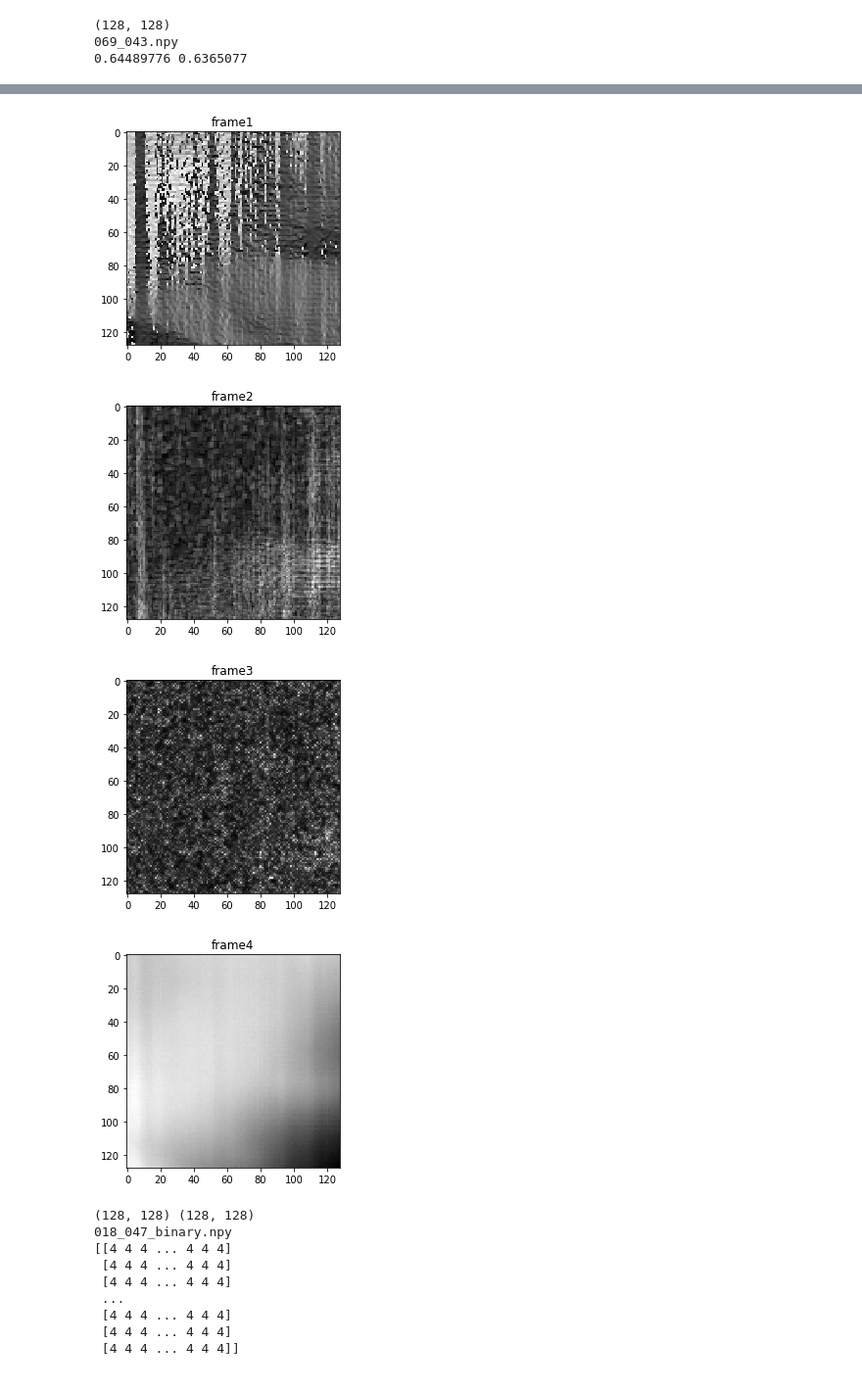
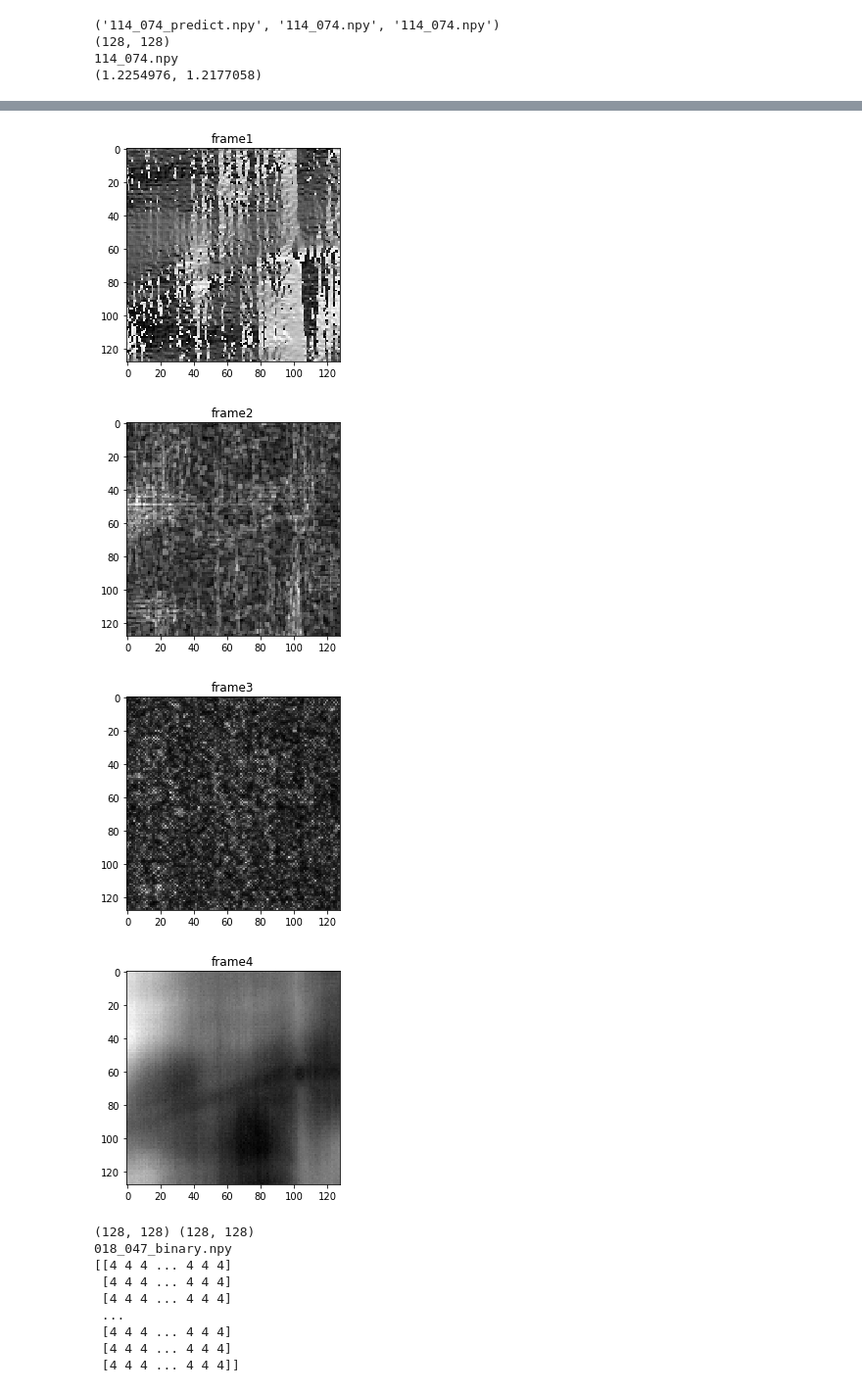
Before and after one commit to Chen-Yifan/DEM_segmentation, a Jupyter notebook: notebook/vis.ipynb, the cells around one changed output, grey strips where cells are left out. Shown at 98% size. Cells and saved outputs as stored; diff of their text form; code cells hidden in the pictures.

```diff
--- a/notebook/vis.ipynb
+++ b/notebook/vis.ipynb
@@ -18,0 +1,23 @@ frames_files = os.listdir(test_frame_dir)
+# %%
+import os
+import re
+results_dir = '/home/yifanc3/results/8.19/128overlap_200w_unetAdal_45ep_5m5b_prenorm/1/prediction'
+# iou = 69%
+test_mask_dir = '/home/yifanc3/results/8.19/128overlap_200w_unetAdal_45ep_5m5b_prenorm/1/mask'
+test_frame_dir = '/home/yifanc3/results/8.19/128overlap_200w_unetAdal_45ep_5m5b_prenorm/1/frame'
+
+
+results_files = os.listdir(results_dir)
+masks_files = os.listdir(test_mask_dir)
+frames_files = os.listdir(test_frame_dir)
+
+results_files = os.listdir(results_dir)
+results_files.sort(key=lambda var:[int(x) if x.isdigit() else x
+                                for x in re.findall(r'[^0-9]|[0-9]+', var)])
+print(results_files[200])
+masks_files = os.listdir(test_mask_dir)
+masks_files.sort(key=lambda var:[int(x) if x.isdigit() else x
+                                for x in re.findall(r'[^0-9]|[0-9]+', var)])
+frames_files = os.listdir(test_frame_dir)
+frames_files.sort(key=lambda var:[int(x) if x.isdigit() else x
+                                for x in re.findall(r'[^0-9]|[0-9]+', var)])
@@ -69,10 +77,11 @@ def vis(i):
 # for i in concatenated:
 #     print(i)
 # %%
-vis(70
+vis(220
    )
 # %% [output]
+('114_074_predict.npy', '114_074.npy', '114_074.npy')
 (128, 128)
-069_043.npy
-0.64489776 0.6365077
+114_074.npy
+(1.2254976, 1.2177058)
 [figure]
@@ -81,7 +90,7 @@ vis(70
-[figure, old version]
+[figure, new version]
-[figure, old version]
+[figure, new version]
-[figure, old version]
+[figure, new version]
-[figure, old version]
+[figure, new version]
 # %%
 def vis_multi(i):
     dist= np.load(os.path.join(results_dir,results_files[2*i+0]))
```
Also changed, not shown: parts of 4 cells of this notebook, 19 other files.
